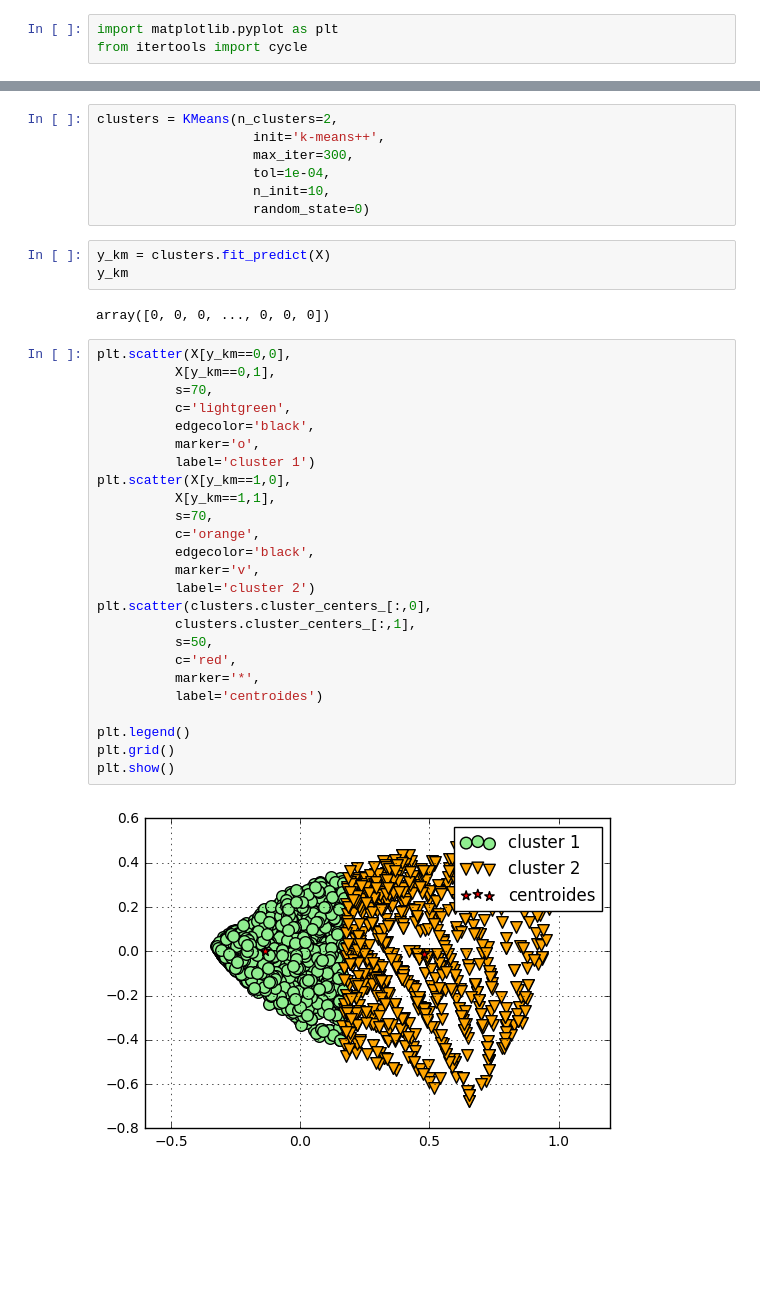
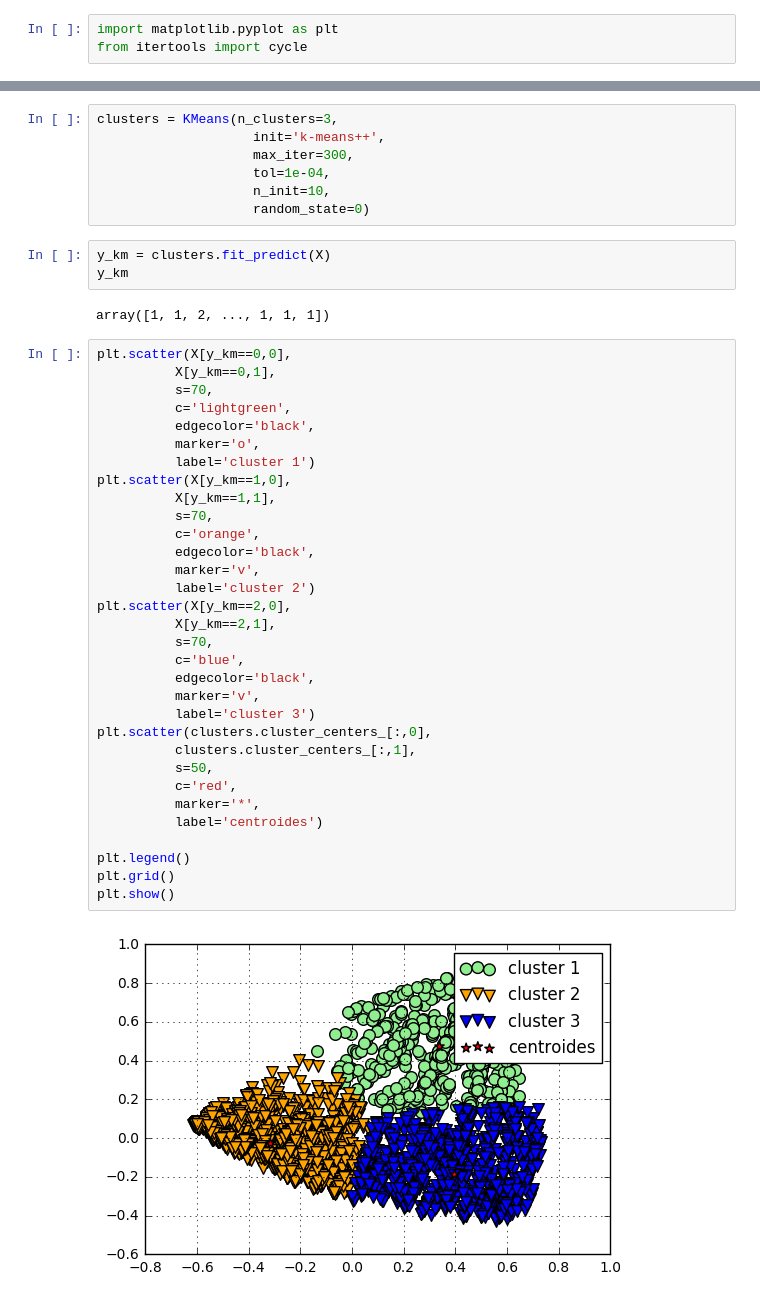
Before and after one commit to HectorCeja/ETL-extract-transform-load, a Jupyter notebook: clustering viviendas/clustering-viviendas2015.ipynb, the cells around one changed output, grey strips where cells are left out. Saved outputs shown, nothing was run; the diff lists cells and outputs as text; blank space fills up the shorter version.

```diff
--- a/clustering viviendas/clustering-viviendas2015.ipynb
+++ b/clustering viviendas/clustering-viviendas2015.ipynb
@@ -395,5 +395,5 @@ plt.show()
 # %%
-clusters = KMeans(n_clusters=2,
+clusters = KMeans(n_clusters=3,
                     init='k-means++',
                     max_iter=300,
                     tol=1e-04,
@@ -403,34 +403,41 @@ clusters = KMeans(n_clusters=2,
 y_km = clusters.fit_predict(X)
 y_km
 # %% [output]
-array([0, 0, 0, ..., 0, 0, 0])
+array([1, 1, 2, ..., 1, 1, 1])
 # %%
 plt.scatter(X[y_km==0,0],
           X[y_km==0,1],
           s=70,
           c='lightgreen',
           edgecolor='black',
           marker='o',
           label='cluster 1')
 plt.scatter(X[y_km==1,0],
           X[y_km==1,1],
           s=70,
           c='orange',
           edgecolor='black',
           marker='v',
           label='cluster 2')
+plt.scatter(X[y_km==2,0],
+          X[y_km==2,1],
+          s=70,
+          c='blue',
+          edgecolor='black',
+          marker='v',
+          label='cluster 3')
 plt.scatter(clusters.cluster_centers_[:,0],
           clusters.cluster_centers_[:,1],
           s=50,
           c='red',
           marker='*',
           label='centroides')
 
 plt.legend()
 plt.grid()
 plt.show()
 # %% [output]
-[figure, old version]
+[figure, new version]
 # %%
 plt.scatter(X[y_km==0,0],
           X[y_km==0,1],
```
Also changed, not shown: parts of 17 cells of this notebook, 3 other files.
